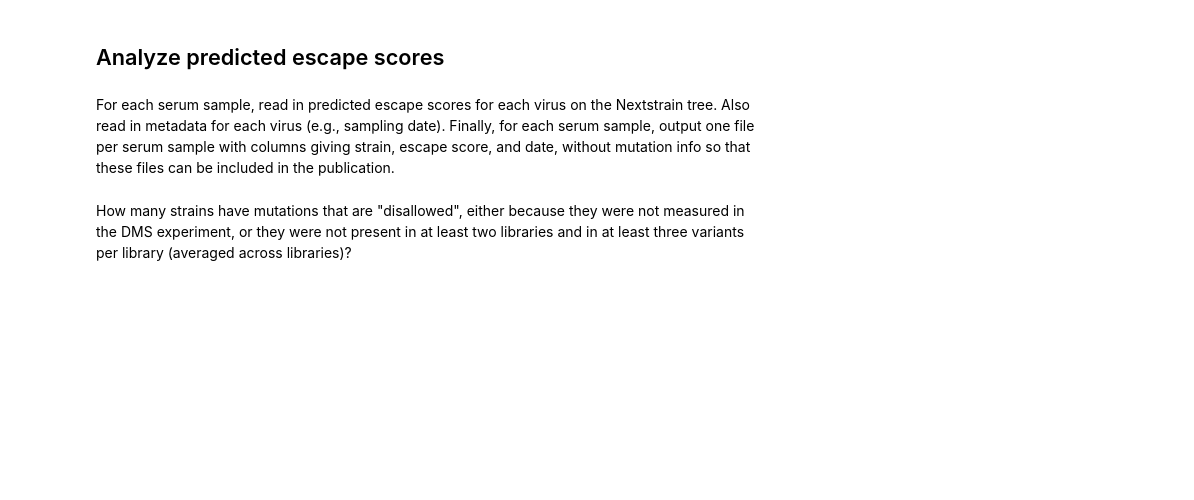
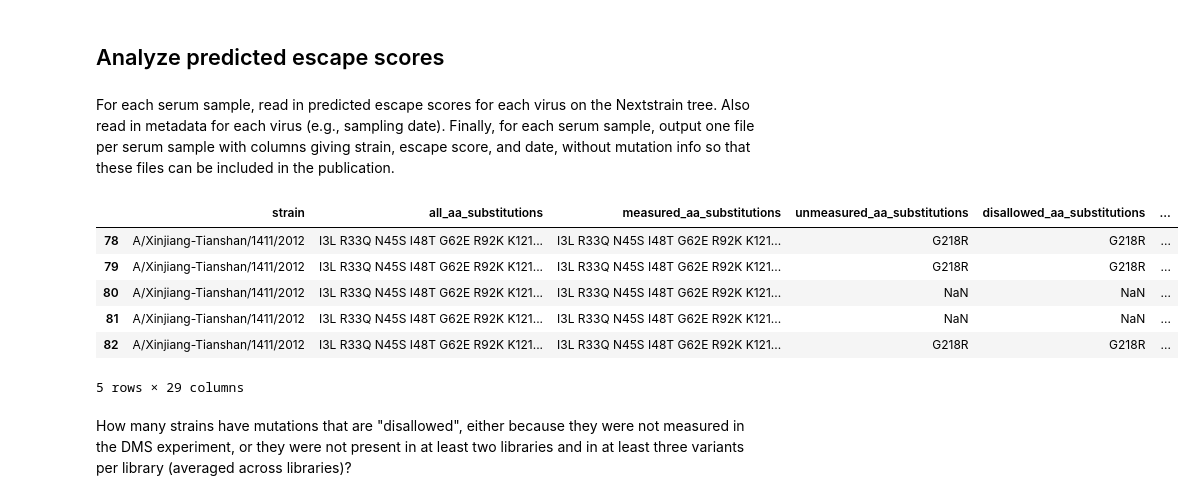
Before and after one commit to matsengrp/seasonal-flu-dmsa, a Jupyter notebook: profiles/dmsa-phenotype/notebooks/analysis_code.ipynb, the cells around one changed output. Cells and saved outputs as stored; diff of their text form; code cells hidden in the pictures; blank space fills up the shorter version.

```diff
--- a/profiles/dmsa-phenotype/notebooks/analysis_code.ipynb
+++ b/profiles/dmsa-phenotype/notebooks/analysis_code.ipynb
@@ -108,6 +109,16 @@ if not os.path.exists('results'):
     os.mkdir('results')
 output_f = os.path.join('results', 'all_escape_scores.csv')
 escape_df[['strain', 'serum', 'escape_score', 'date']].to_csv(output_f, index=False)
+# %%
+escape_df.head()
+# %% [output]
+|  | strain | all_aa_substitutions | measured_aa_substitutions | unmeasured_aa_substitutions | disallowed_aa_substitutions | ... |
+| 78 | A/Xinjiang-Tianshan/1411/2012 | I3L R33Q N45S I48T G62E R92K K121... | I3L R33Q N45S I48T G62E R92K K121... | G218R | G218R | ... |
+| 79 | A/Xinjiang-Tianshan/1411/2012 | I3L R33Q N45S I48T G62E R92K K121... | I3L R33Q N45S I48T G62E R92K K121... | G218R | G218R | ... |
+| 80 | A/Xinjiang-Tianshan/1411/2012 | I3L R33Q N45S I48T G62E R92K K121... | I3L R33Q N45S I48T G62E R92K K121... | NaN | NaN | ... |
+| 81 | A/Xinjiang-Tianshan/1411/2012 | I3L R33Q N45S I48T G62E R92K K121... | I3L R33Q N45S I48T G62E R92K K121... | NaN | NaN | ... |
+| 82 | A/Xinjiang-Tianshan/1411/2012 | I3L R33Q N45S I48T G62E R92K K121... | I3L R33Q N45S I48T G62E R92K K121... | G218R | G218R | ... |
+5 rows × 29 columns
 # %% [markdown]
 How many strains have mutations that are "disallowed", either because they were not measured in the DMS experiment, or they were not present in at least two libraries and in at least three variants per library (averaged across libraries)?
 # %%
```
Also changed, not shown: parts of 5 cells of this notebook.
